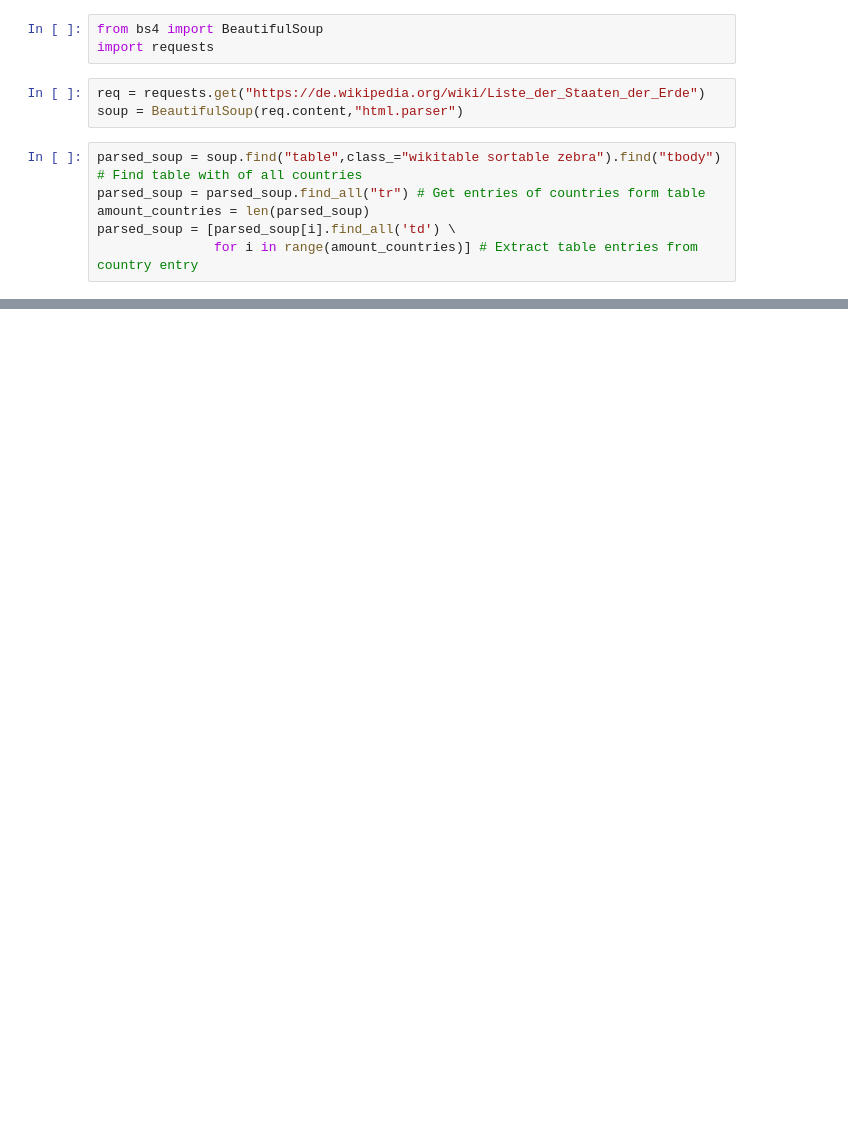
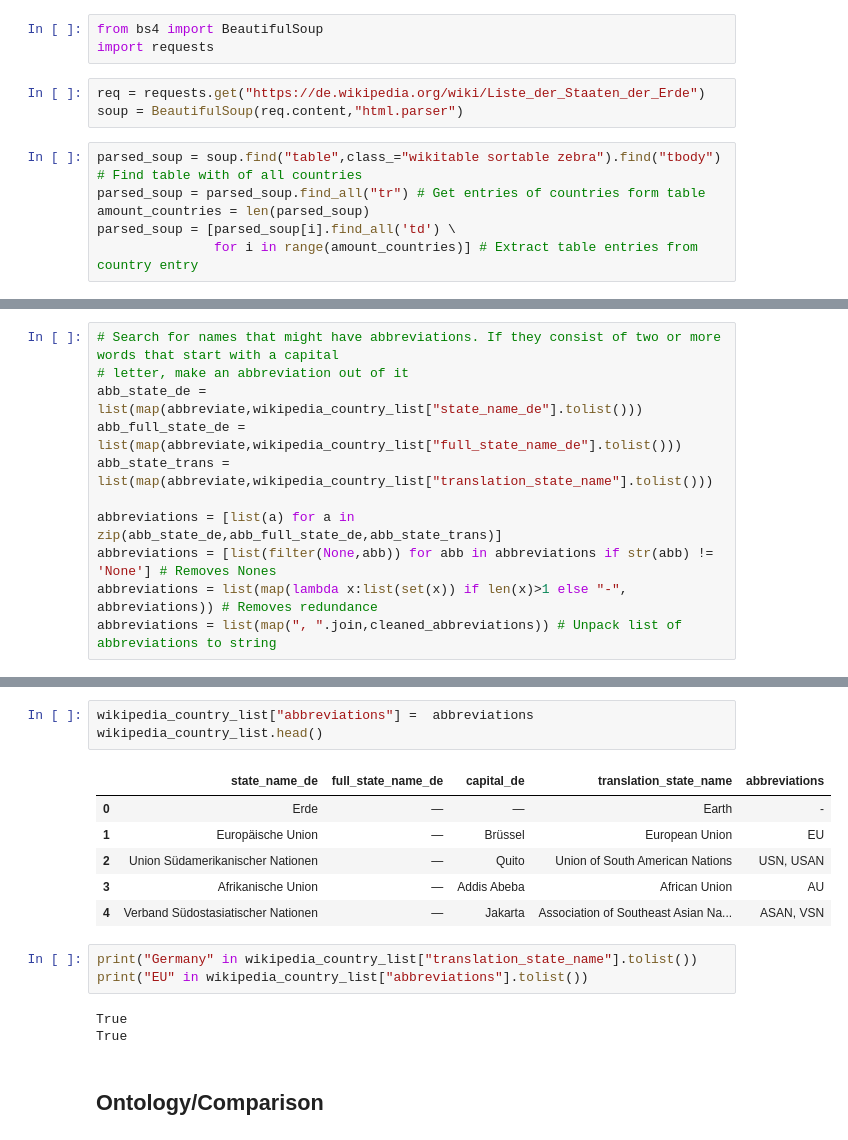
Before and after one commit to aauss/EventEpi, a Jupyter notebook: Comparable_example.ipynb, the cells around one changed output, grey strips where cells are left out. Saved outputs shown, nothing was run; the diff lists cells and outputs as text; blank space fills up the shorter version.

```diff
--- a/Comparable_example.ipynb
+++ b/Comparable_example.ipynb
@@ -325,0 +307,11 @@ len(soup.find("table",class_="wikitable sortable zebra").find("tbody").find_all(
+# %%
+# Search for names that might have abbreviations. If they consist of two or more words that start with a capital
+# letter, make an abbreviation out of it
+abb_state_de = list(map(abbreviate,wikipedia_country_list["state_name_de"].tolist()))
+abb_full_state_de = list(map(abbreviate,wikipedia_country_list["full_state_name_de"].tolist()))
+abb_state_trans = list(map(abbreviate,wikipedia_country_list["translation_state_name"].tolist()))
+
+abbreviations = [list(a) for a in zip(abb_state_de,abb_full_state_de,abb_state_trans)]
+abbreviations = [list(filter(None,abb)) for abb in abbreviations if str(abb) != 'None'] # Removes Nones
+abbreviations = list(map(lambda x:list(set(x)) if len(x)>1 else "-", abbreviations)) # Removes redundance
+abbreviations = list(map(", ".join,cleaned_abbreviations)) # Unpack list of abbreviations to string
@@ -325,0 +336,18 @@ len(soup.find("table",class_="wikitable sortable zebra").find("tbody").find_all(
+# %%
+wikipedia_country_list["abbreviations"] =  abbreviations
+wikipedia_country_list.head()
+# %% [output]
+|  | state_name_de | full_state_name_de | capital_de | translation_state_name | abbreviations |
+| 0 | Erde | — | — | Earth | - |
+| 1 | Europäische Union | — | Brüssel | European Union | EU |
+| 2 | Union Südamerikanischer Nationen | — | Quito | Union of South American Nations | USN, USAN |
+| 3 | Afrikanische Union | — | Addis Abeba | African Union | AU |
+| 4 | Verband Südostasiatischer Nationen | — | Jakarta | Association of Southeast Asian Na... | ASAN, VSN |
+# %%
+print("Germany" in wikipedia_country_list["translation_state_name"].tolist())
+print("EU" in wikipedia_country_list["abbreviations"].tolist())
+# %% [output]
+True
+True
+# %% [markdown]
+## Ontology/Comparison
```
Also changed, not shown: parts of 26 cells of this notebook.
